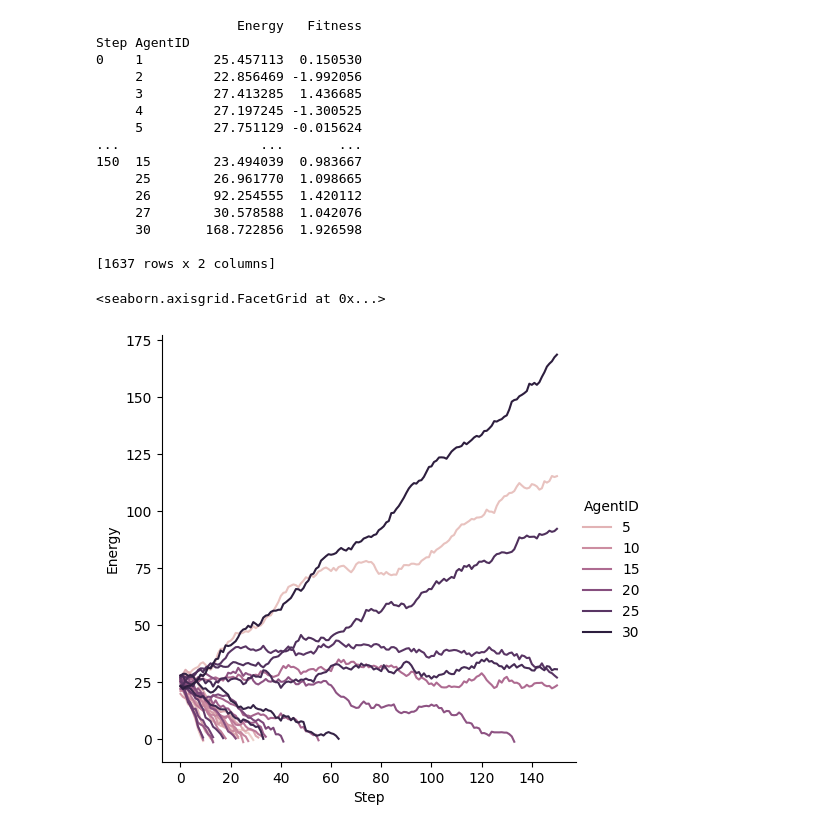
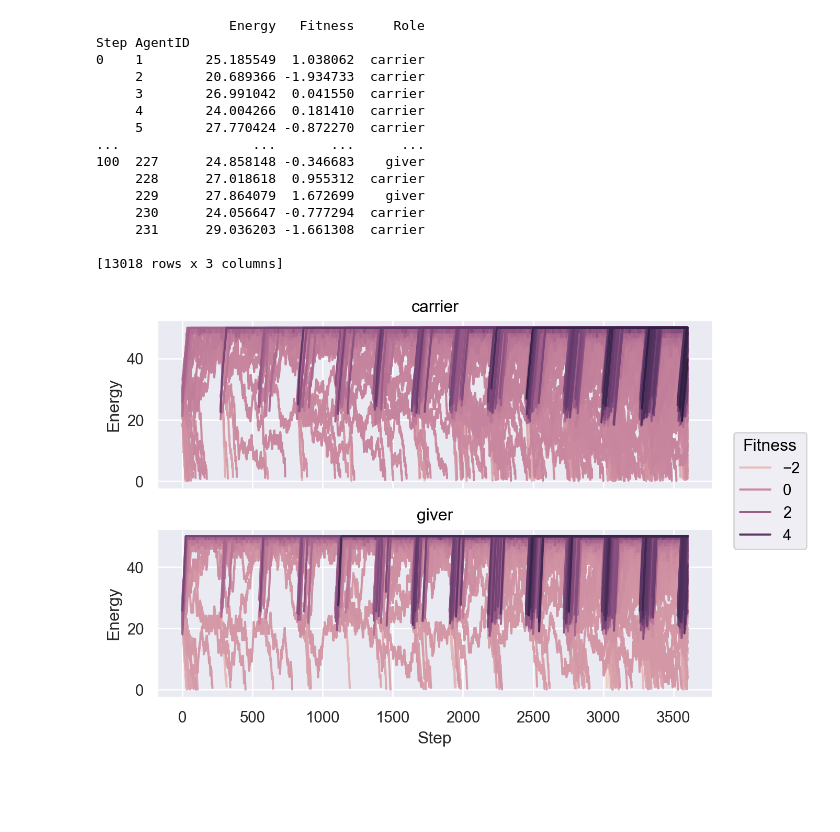
Before and after one commit to bytang/reproductive-strategies, a Jupyter notebook: doodles.ipynb, the cells around one changed output. Cells and saved outputs as stored; diff of their text form; code cells hidden in the pictures; blank space fills up the shorter version.

Commit message:
Add subclasses with basic implementation of agent roles and reproduction

```diff
--- a/doodles.ipynb
+++ b/doodles.ipynb
@@ -15,34 +7,34 @@ import mesa
 # %%
-model = Fitness(30, 20, 20)
+model = Fitness(100, 20, 20)
 
-for _ in range(150):
+for _ in range(3600):
     model.step()
 
-data = model.datacollector.get_agent_vars_dataframe()
+model_data = model.datacollector.get_model_vars_dataframe()
+agent_data = model.datacollector.get_agent_vars_dataframe()
 # %%
-print(data)
+print(agent_data)
 # %% [output]
-                  Energy   Fitness
+                 Energy   Fitness     Role
 Step AgentID
-0    1         25.457113  0.150530
-     2         22.856469 -1.992056
-     3         27.413285  1.436685
-     4         27.197245 -1.300525
-     5         27.751129 -0.015624
-...                  ...       ...
-150  15        23.494039  0.983667
-     25        26.961770  1.098665
-     26        92.254555  1.420112
-     27        30.578588  1.042076
-     30       168.722856  1.926598
+0    1        25.185549  1.038062  carrier
+     2        20.689366 -1.934733  carrier
+     3        26.991042  0.041550  carrier
+     4        24.004266  0.181410  carrier
+     5        27.770424 -0.872270  carrier
+...                 ...       ...      ...
+100  227      24.858148 -0.346683    giver
+     228      27.018618  0.955312  carrier
+     229      27.864079  1.672699    giver
+     230      24.056647 -0.777294  carrier
+     231      29.036203 -1.661308  carrier
 
-[1637 rows x 2 columns]
+[13018 rows x 3 columns]
-# %%
-sns.relplot(
-    data=data,
-    x="Step", y="Energy",
-    hue="AgentID", kind="line"
-)
-# %% [output]
-<seaborn.axisgrid.FacetGrid at 0x...>
-[figure, removed]
+# %%
+(
+    so.Plot(agent_data, x="Step", y="Energy", color="Fitness")
+    .facet(row="Role")
+    .add(so.Line())
+)
+# %% [output]
+[figure, added]
```
Also changed, not shown: parts of 5 cells of this notebook, 2 other files.
